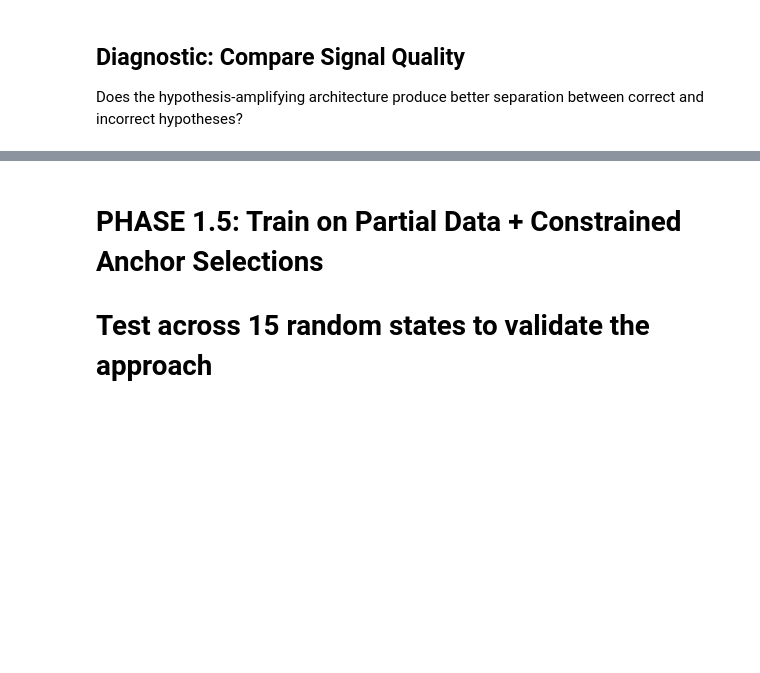
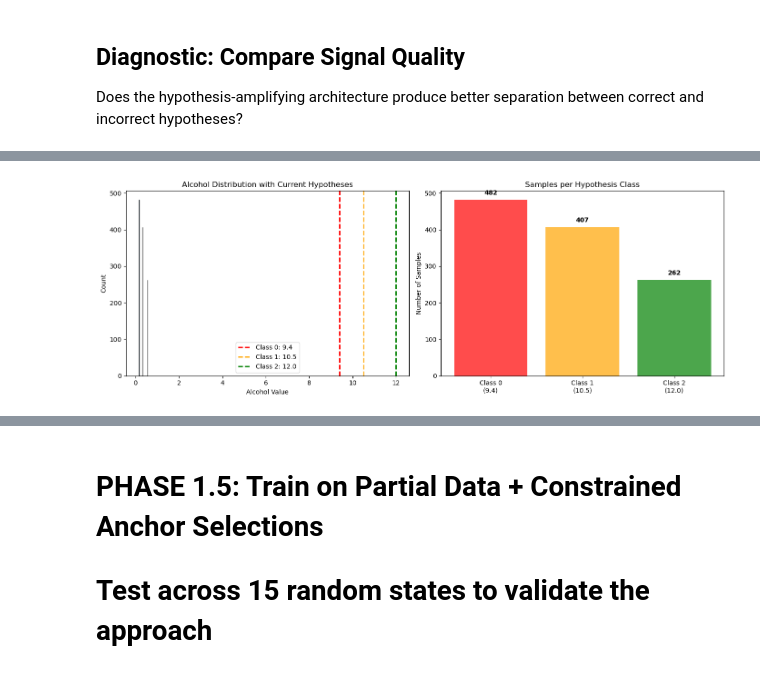
Before and after one commit to PauloNeves-Git/gradient_guided_hypotheses, a Jupyter notebook: notebooks/Wine_Hybrid.ipynb, the cells around one changed output, grey strips where cells are left out. Saved outputs shown, nothing was run; the diff lists cells and outputs as text; code cells hidden in the pictures; blank space fills up the shorter version.

```diff
--- a/notebooks/Wine_Hybrid.ipynb
+++ b/notebooks/Wine_Hybrid.ipynb
@@ -928,0 +1723,81 @@ Constrained anchor (Standard)                   36.1%      +11.1pp ***
+# %%
+# EXPERIMENT 4: Check Alcohol Distribution vs Hypotheses
+# Goal: Understand if hypothesis values match the actual data distribution
+
+if not DO.lack_partial_coverage:
+    print(f"{'='*70}")
+    print("EXPERIMENT 4: ALCOHOL DISTRIBUTION ANALYSIS")
+    print(f"{'='*70}")
+
+    # Get actual alcohol values for correct hypotheses
+    correct_hyp_mask = DO.df_train_hypothesis['correct_hypothesis'] == True
+    alcohol_col = f'{miss_vars[0]}_hypothesis'
+    alcohol_values = DO.df_train_hypothesis[correct_hyp_mask][alcohol_col]
+
+    print("\n1. Alcohol Distribution in Training Data:")
+    print(f"   Min:    {alcohol_values.min():.2f}")
+    print(f"   Max:    {alcohol_values.max():.2f}")
+    print(f"   Mean:   {alcohol_values.mean():.2f}")
+    print(f"   Median: {alcohol_values.median():.2f}")
+    print(f"   Std:    {alcohol_values.std():.2f}")
+
+    print(f"\n   Quantiles:")
+    for q in [0.1, 0.25, 0.5, 0.75, 0.9]:
+        print(f"     {int(q*100):>2}%: {alcohol_values.quantile(q):.2f}")
+
+    print(f"\n2. Current Hypotheses: {hypothesis[0]}")
+
+    print(f"\n3. Samples per Hypothesis Class:")
+    total_samples = len(alcohol_values)
+    class_counts = {}
+    for class_id in range(hyp_per_sample):
+        count = (DO.df_train_hypothesis[correct_hyp_mask]['hyp_class_id'] == class_id).sum()
+        hyp_value = hypothesis[0][class_id]
+        pct = count / total_samples * 100
+        class_counts[class_id] = count
+        marker = "⚠️ SPARSE!" if pct < 5 else ("⚠️ LOW" if pct < 15 else "")
+        print(f"   Class {class_id} (alcohol={hyp_value:>5.2f}): {count:>4} samples ({pct:>5.1f}%) {marker}")
+
+    print(f"\n4. Suggested Alternative Hypotheses (based on quantiles):")
+    suggested = [
+        alcohol_values.quantile(0.1),
+        alcohol_values.quantile(0.33),
+        alcohol_values.quantile(0.66),
+        alcohol_values.quantile(0.9)
+    ]
+    print(f"   10%, 33%, 66%, 90% quantiles: {[round(x, 2) for x in suggested]}")
+
+    # Plot distribution
+    fig, axes = plt.subplots(1, 2, figsize=(14, 5))
+
+    # Histogram with hypothesis lines
+    ax1 = axes[0]
+    ax1.hist(alcohol_values, bins=30, alpha=0.7, color='steelblue', edgecolor='black')
+    colors = ['red', 'orange', 'green', 'purple']
+    for i, hyp_val in enumerate(hypothesis[0]):
+        ax1.axvline(x=hyp_val, color=colors[i], linestyle='--', linewidth=2,
+                   label=f'Class {i}: {hyp_val}')
+    ax1.set_xlabel('Alcohol Value')
+    ax1.set_ylabel('Count')
+    ax1.set_title('Alcohol Distribution with Current Hypotheses')
+    ax1.legend()
+
+    # Bar chart of class counts
+    ax2 = axes[1]
+    bars = ax2.bar(range(hyp_per_sample), [class_counts[i] for i in range(hyp_per_sample)],
+                   color=colors, alpha=0.7)
+    ax2.set_xticks(range(hyp_per_sample))
+    ax2.set_xticklabels([f'Class {i}\n({hypothesis[0][i]})' for i in range(hyp_per_sample)])
+    ax2.set_ylabel('Number of Samples')
+    ax2.set_title('Samples per Hypothesis Class')
+
+    # Add count labels on bars
+    for bar, count in zip(bars, [class_counts[i] for i in range(hyp_per_sample)]):
+        ax2.text(bar.get_x() + bar.get_width()/2, bar.get_height() + 10,
+                str(count), ha='center', va='bottom', fontweight='bold')
+
+    plt.tight_layout()
+    plt.savefig(f'{results_path}/phase1/alcohol_distribution.png', dpi=150)
+    plt.show()
+    print(f"\nSaved to {results_path}/phase1/alcohol_distribution.png")
+# %% [output]
@@ -928,0 +1821 @@ Constrained anchor (Standard)                   36.1%      +11.1pp ***
+[figure, added]
```
Also changed, not shown: parts of 24 cells of this notebook, 5 other files.
